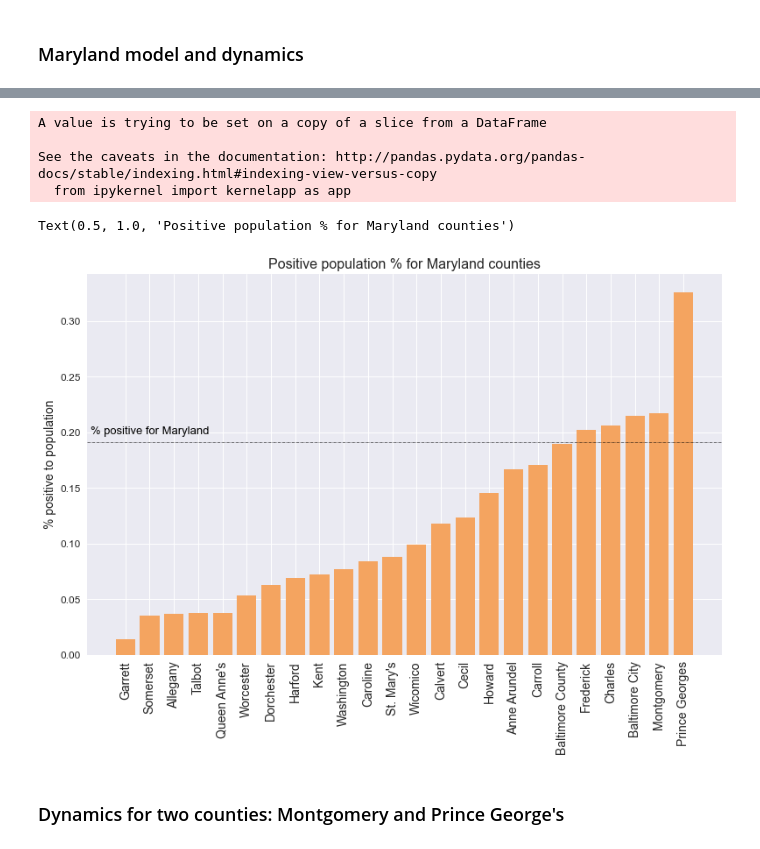
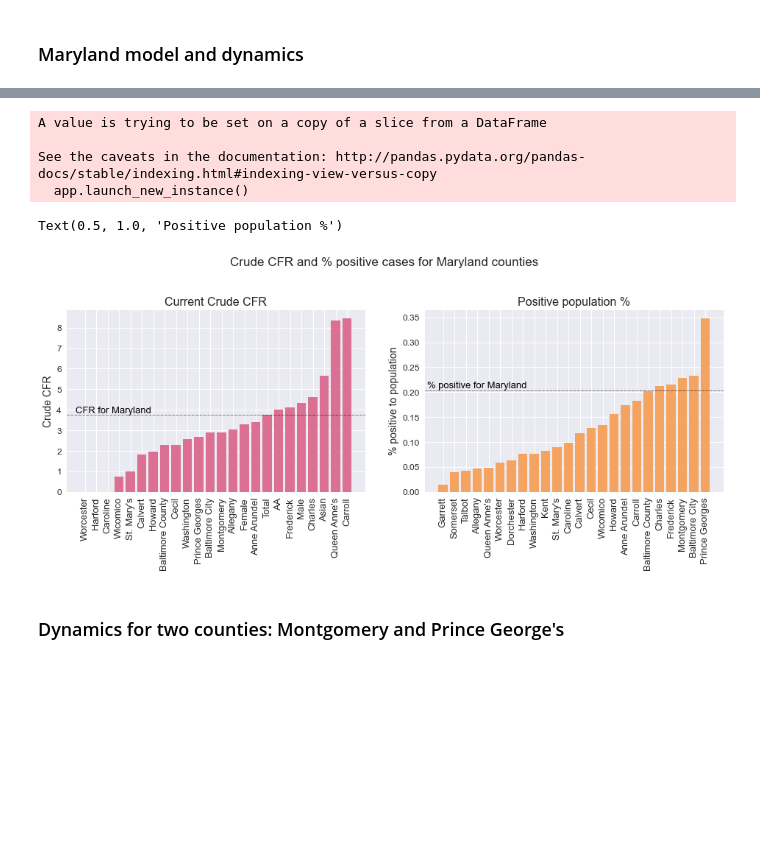
Before and after one commit to akonstodata/md_county_covid, a Jupyter notebook: code/MD_COVID_Dynamics_model_choose.ipynb, the cells around one changed output, grey strips where cells are left out. Cells and saved outputs as stored; diff of their text form; code cells hidden in the pictures; blank space fills up the shorter version.

```diff
--- a/code/MD_COVID_Dynamics_model_choose.ipynb
+++ b/code/MD_COVID_Dynamics_model_choose.ipynb
@@ -234,6 +236,6 @@ h_p[-4:-1]
 # %%
 # hospitalization/positive case ratio
-h_d=pd.DataFrame(md_xtra.loc[23:]["Deaths"]/md_county.loc[23:]["Total"])
+h_d=pd.DataFrame(md_d.loc[23:]["Total"]/md_county.loc[23:]["Total"])
 h_d.columns=["Percent"]
 h_d["Percent"] = [float("{:.3f}".format(100*item)) for item in h_d["Percent"]]
 h_d[-4:-1]
@@ -412,22 +383,39 @@ md_p_pop
 # %%
+cfr_county=md_p_d["CFR"].values
 county_frac=md_p_pop.iloc[0:-1]
 county_frac.sort_values(by="fraction",inplace=True)
 frac_county=county_frac["fraction"].values
-plt.figure(figsize=(13,8));
+
+fig = plt.figure(figsize=(16,10));
+fig.suptitle('Crude CFR and % positive cases for Maryland counties',fontsize=17)
+
+ax = fig.add_subplot(221)
+plt.bar(range(md_p_d.shape[0]),cfr_county,color='palevioletred')
+plt.ylabel("Crude CFR",fontsize=14)
+plt.yticks(fontsize=12)
+plt.axhline(y=h_d.iloc[-1]["Percent"],color='black', linewidth=0.5,linestyle='-.');
+plt.text(2.5,h_d.iloc[-1]["Percent"]+0.2,"CFR for Maryland",rotation=0,color='black',fontsize = 13,verticalalignment='center',horizontalalignment='center')
+plt.xticks(range(md_p_d.shape[0]),md_p_d.index, rotation=90,fontsize=13);
+plt.title("Current Crude CFR",fontsize=16)
+
+ax = fig.add_subplot(222)
 plt.bar(range(county_frac.shape[0]),frac_county,color='sandybrown')
 plt.ylabel("% positive to population",fontsize=14)
 plt.yticks(fontsize=12)
 plt.axhline(y=md_p_pop.loc["Total"]["fraction"],color='black', linewidth=0.5,linestyle='-.');
-plt.text(1,md_p_pop.loc["Total"]["fraction"]+0.01,"% positive for Maryland",rotation=0,color='black',fontsize = 13,verticalalignment='center',horizontalalignment='center')
-plt.xticks(range(county_frac.shape[0]),county_frac.index, rotation=90,fontsize=14);
-plt.title("Positive population % for Maryland counties",fontsize=16)
+plt.text(3,md_p_pop.loc["Total"]["fraction"]+0.01,"% positive for Maryland",rotation=0,color='black',fontsize = 13,verticalalignment='center',horizontalalignment='center')
+plt.xticks(range(county_frac.shape[0]),county_frac.index, rotation=90,fontsize=13);
+plt.title("Positive population %",fontsize=16)
+
+#plt.show();
+#plt.savefig('MD_COVID_county_stats.png');
 # %% [output]
 A value is trying to be set on a copy of a slice from a DataFrame
 
 See the caveats in the documentation: http://pandas.pydata.org/pandas-docs/stable/indexing.html#indexing-view-versus-copy
-  from ipykernel import kernelapp as app
+  app.launch_new_instance()
-Text(0.5, 1.0, 'Positive population % for Maryland counties')
+Text(0.5, 1.0, 'Positive population %')
-[figure, old version]
+[figure, new version]
 # %% [markdown]
 ### Dynamics for two counties: Montgomery and Prince George's
 # %%
```
Also changed, not shown: parts of 16 cells of this notebook, 7 other files.
